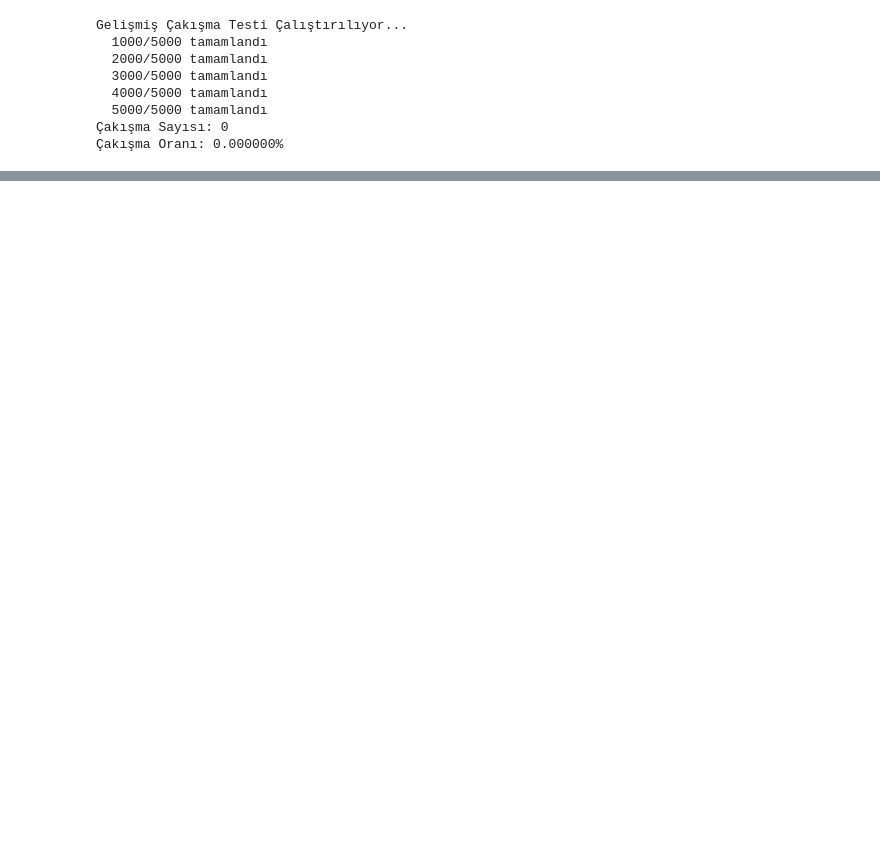
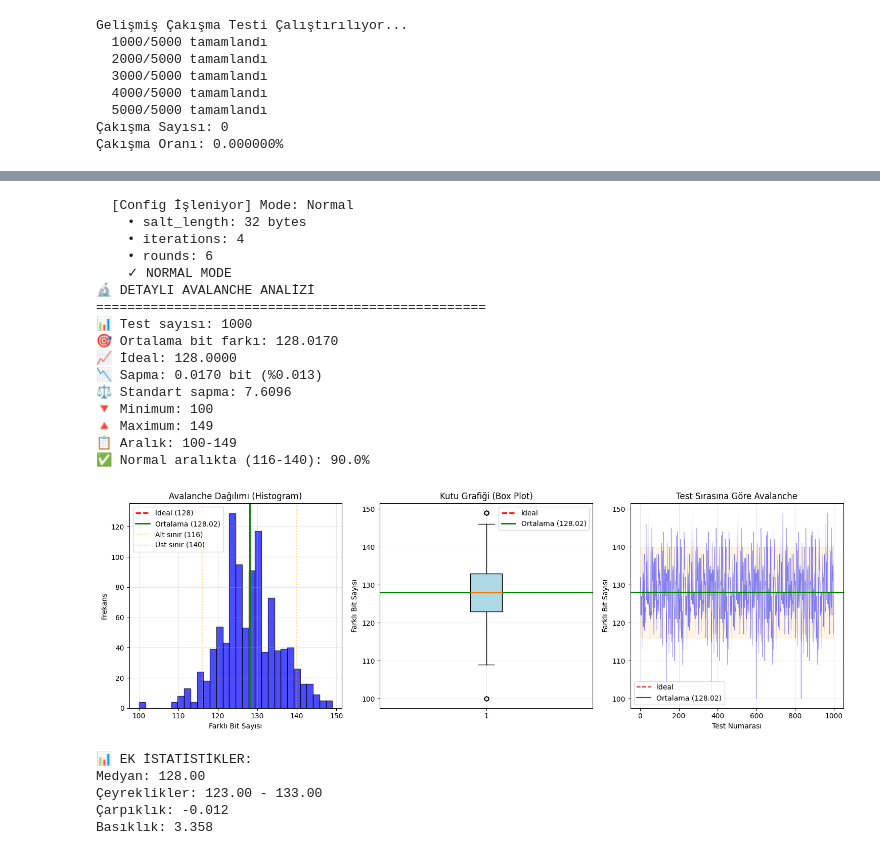
Before and after one commit to WhiteSymmetry/kha256, a Jupyter notebook: notebooks/kha256_demo.ipynb, the cells around one changed output, grey strips where cells are left out. Cells and saved outputs as stored; diff of their text form; code cells hidden in the pictures; blank space fills up the shorter version.

```diff
--- a/notebooks/kha256_demo.ipynb
+++ b/notebooks/kha256_demo.ipynb
@@ -186,0 +1540,49 @@ SONUÇ: KHA-256 FORTIFIED
+# %%
+from kha256 import FortifiedKhaHash256, FortifiedConfig
+import secrets
+import numpy as np
+
+# Hasher oluştur
+config = FortifiedConfig()
+config.enable_memory_hard_mode = False
+hasher = FortifiedKhaHash256(config, deterministic=True)
+
+# Test verileri
+salt = secrets.token_bytes(32)
+base_data = b"KHA-256 avalanche test verisi"
+
+# Avalanche testi çalıştır - bit_diffs listesini al
+bit_diffs, avg, std = detailed_avalanche_test(hasher, base_data, salt, num_tests=1000)
+
+# Grafikleri çiz
+plot_avalanche_distribution(bit_diffs)
+
+# Ek istatistikler
+print("\n📊 EK İSTATİSTİKLER:")
+print(f"Medyan: {np.median(bit_diffs):.2f}")
+print(f"Çeyreklikler: {np.percentile(bit_diffs, 25):.2f} - {np.percentile(bit_diffs, 75):.2f}")
+print(f"Çarpıklık: {np.mean((np.array(bit_diffs) - np.mean(bit_diffs))**3) / std**3:.3f}")
+print(f"Basıklık: {np.mean((np.array(bit_diffs) - np.mean(bit_diffs))**4) / std**4:.3f}")
+# %% [output]
+  [Config İşleniyor] Mode: Normal
+    • salt_length: 32 bytes
+    • iterations: 4
+    • rounds: 6
+    ✓ NORMAL MODE
+🔬 DETAYLI AVALANCHE ANALİZİ
+==================================================
+📊 Test sayısı: 1000
+🎯 Ortalama bit farkı: 128.0170
+📈 İdeal: 128.0000
+📉 Sapma: 0.0170 bit (%0.013)
+⚖️ Standart sapma: 7.6096
+🔻 Minimum: 100
+🔺 Maximum: 149
+📋 Aralık: 100-149
+✅ Normal aralıkta (116-140): 90.0%
+[figure, added]
+📊 EK İSTATİSTİKLER:
+Medyan: 128.00
+Çeyreklikler: 123.00 - 133.00
+Çarpıklık: -0.012
+Basıklık: 3.358
```
Also changed, not shown: parts of 99 cells of this notebook, 1 other file.
